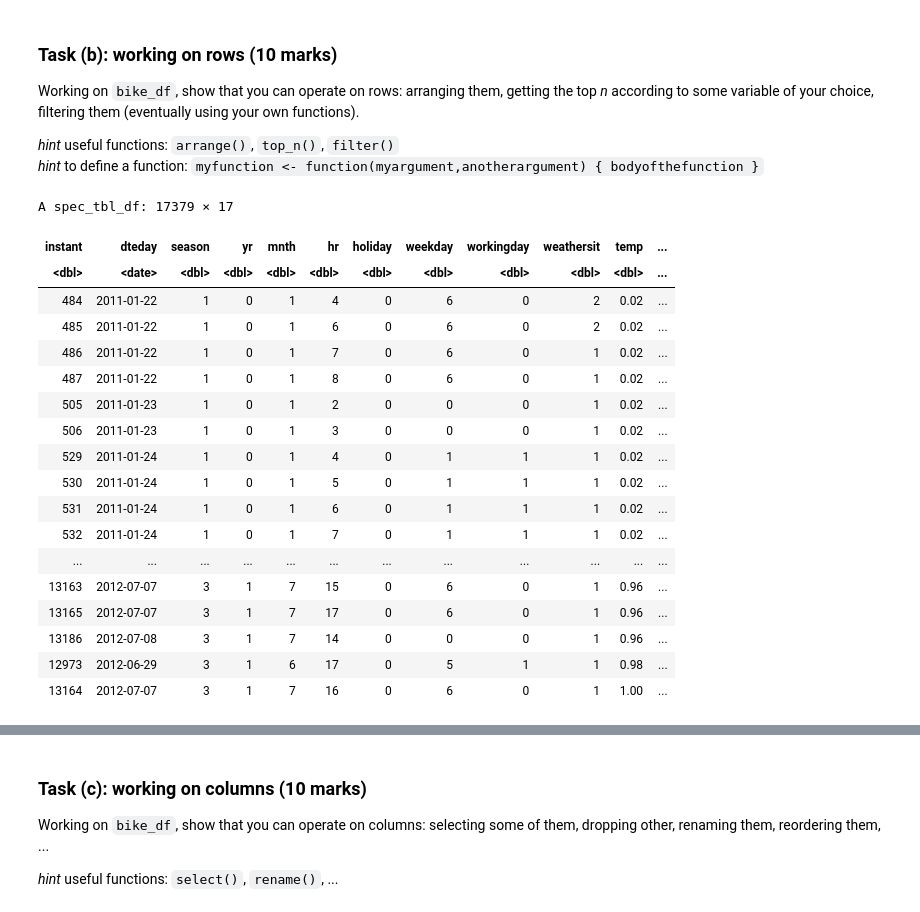
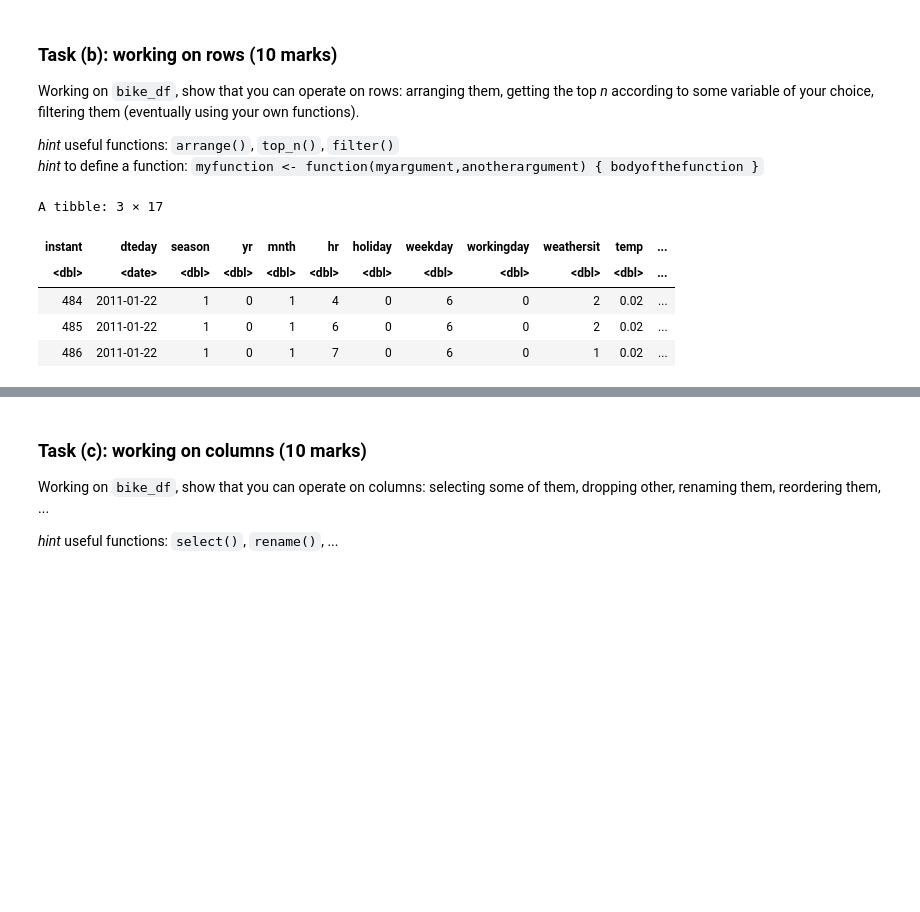
Before and after one commit to rni34/Jupyter_lab, a Jupyter notebook: Downloads/assignment1/DATA201_Assignment1_R.ipynb, the cells around one changed output, grey strips where cells are left out. Drawn from its saved outputs; the diff is of its cells as text; code cells hidden in the pictures; blank space fills up the shorter version.

```diff
--- a/Downloads/assignment1/DATA201_Assignment1_R.ipynb
+++ b/Downloads/assignment1/DATA201_Assignment1_R.ipynb
@@ -142,26 +144,14 @@ _hint_ to define a function: `myfunction <- function(myargument,anotherargument)
 # %%
 bike_df %>%
-arrange(temp)
+arrange(temp) %>%
+head(3)
 #arrange the row by temp column in ascending order.
 # %% [output]
-A spec_tbl_df: 17379 × 17
+A tibble: 3 × 17
 | instant | dteday | season | yr | mnth | hr | holiday | weekday | workingday | weathersit | temp | ... |
 | <dbl> | <date> | <dbl> | <dbl> | <dbl> | <dbl> | <dbl> | <dbl> | <dbl> | <dbl> | <dbl> | ... |
 | 484 | 2011-01-22 | 1 | 0 | 1 | 4 | 0 | 6 | 0 | 2 | 0.02 | ... |
 | 485 | 2011-01-22 | 1 | 0 | 1 | 6 | 0 | 6 | 0 | 2 | 0.02 | ... |
 | 486 | 2011-01-22 | 1 | 0 | 1 | 7 | 0 | 6 | 0 | 1 | 0.02 | ... |
-| 487 | 2011-01-22 | 1 | 0 | 1 | 8 | 0 | 6 | 0 | 1 | 0.02 | ... |
-| 505 | 2011-01-23 | 1 | 0 | 1 | 2 | 0 | 0 | 0 | 1 | 0.02 | ... |
-| 506 | 2011-01-23 | 1 | 0 | 1 | 3 | 0 | 0 | 0 | 1 | 0.02 | ... |
-| 529 | 2011-01-24 | 1 | 0 | 1 | 4 | 0 | 1 | 1 | 1 | 0.02 | ... |
-| 530 | 2011-01-24 | 1 | 0 | 1 | 5 | 0 | 1 | 1 | 1 | 0.02 | ... |
-| 531 | 2011-01-24 | 1 | 0 | 1 | 6 | 0 | 1 | 1 | 1 | 0.02 | ... |
-| 532 | 2011-01-24 | 1 | 0 | 1 | 7 | 0 | 1 | 1 | 1 | 0.02 | ... |
-| ... | ... | ... | ... | ... | ... | ... | ... | ... | ... | ... | ... |
-| 13163 | 2012-07-07 | 3 | 1 | 7 | 15 | 0 | 6 | 0 | 1 | 0.96 | ... |
-| 13165 | 2012-07-07 | 3 | 1 | 7 | 17 | 0 | 6 | 0 | 1 | 0.96 | ... |
-| 13186 | 2012-07-08 | 3 | 1 | 7 | 14 | 0 | 0 | 0 | 1 | 0.96 | ... |
-| 12973 | 2012-06-29 | 3 | 1 | 6 | 17 | 0 | 5 | 1 | 1 | 0.98 | ... |
-| 13164 | 2012-07-07 | 3 | 1 | 7 | 16 | 0 | 6 | 0 | 1 | 1.00 | ... |
 # %%
 bike_df %>%
```
Also changed, not shown: parts of 18 cells of this notebook.
